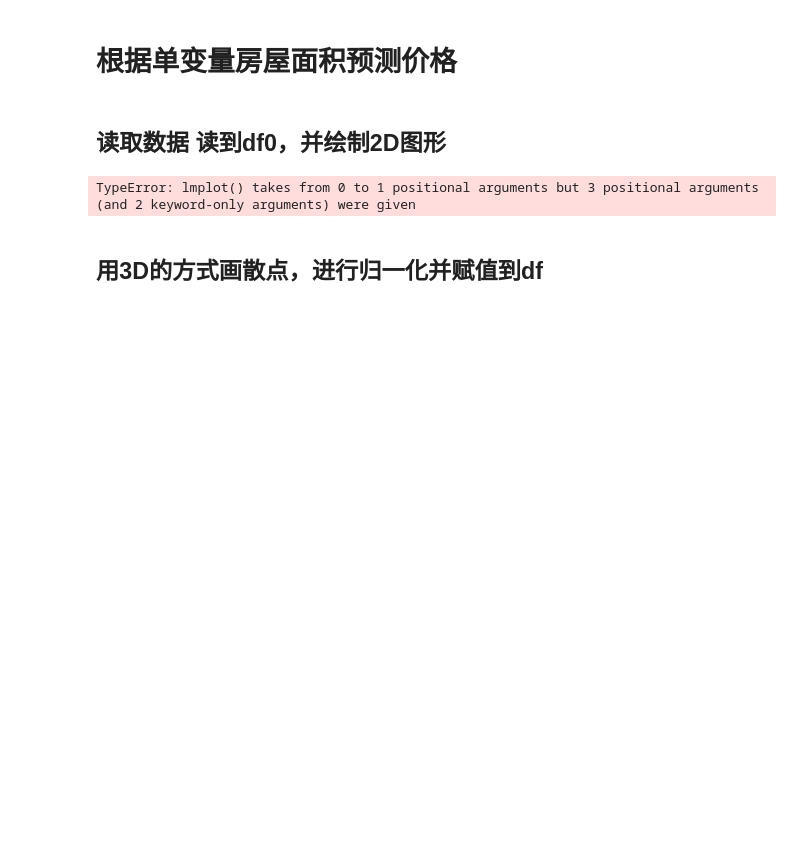
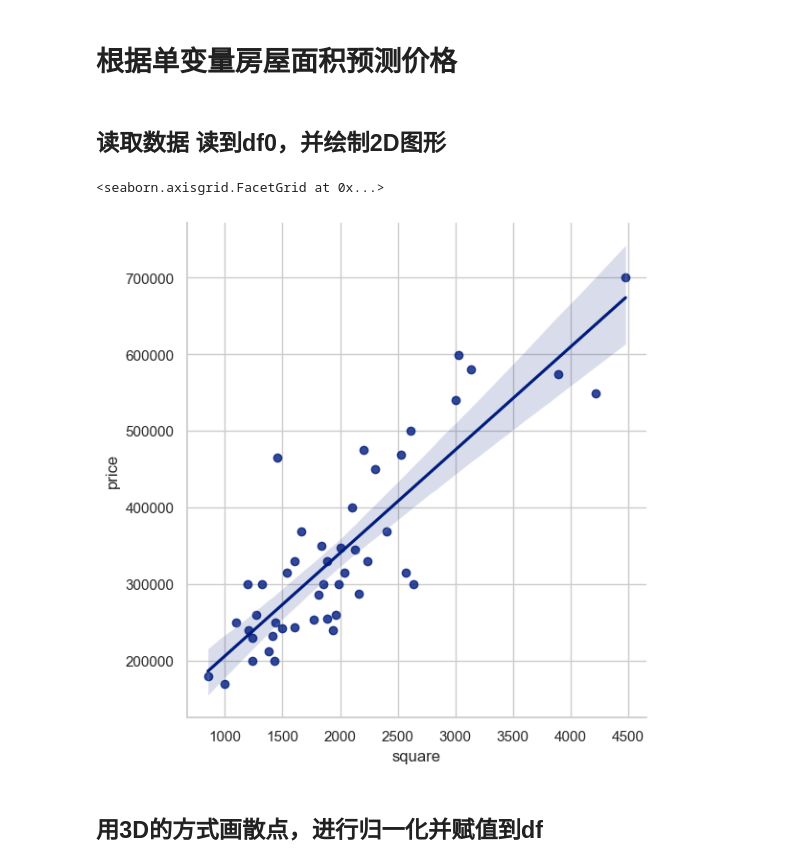
Before and after one commit to tain198127/tensorflowlearn, a Jupyter notebook: 房屋价格预测.ipynb, the cells around one changed output. Saved outputs shown, nothing was run; the diff lists cells and outputs as text; code cells hidden in the pictures; blank space fills up the shorter version.

```diff
--- a/房屋价格预测.ipynb
+++ b/房屋价格预测.ipynb
@@ -54,20 +54,21 @@ house_data = [
 # %%
 # 数据处理包
 import pandas as pd
 # 2D绘图工具
 import matplotlib as mplot
 # 2D高阶绘图工具
 import seaborn as sns
 # 设置格式
 sns.set(context="notebook",style="whitegrid",palette="dark")
 # 3D绘图工具
 import mpl_toolkits.mplot3d as mplot3d
 # 读取csv
 df0 = pd.read_csv("./house-data.csv",names=["square","bedroom","price"])
 # 绘图，lmplot是专门用于线性关系可视化的
-sns.lmplot("square","price",df0,height=6,fit_reg=True)
+sns.lmplot(x="square",y="price",data=df0,height=6,fit_reg=True)
 # %% [output]
-TypeError: lmplot() takes from 0 to 1 positional arguments but 3 positional arguments (and 2 keyword-only arguments) were given
+<seaborn.axisgrid.FacetGrid at 0x...>
+[figure, added]
 # %% [markdown]
 ## 用3D的方式画散点，进行归一化并赋值到df
 # %%
```
Also changed, not shown: parts of 4 cells of this notebook, 29 other files.
